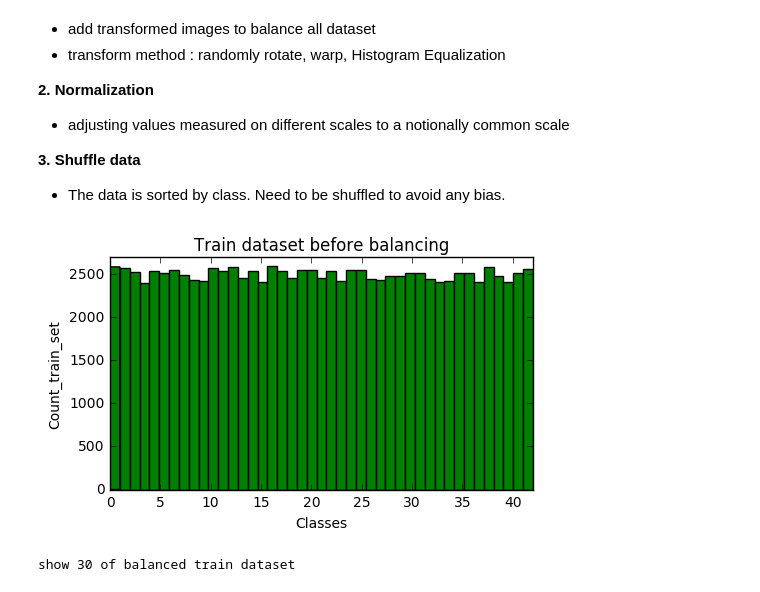
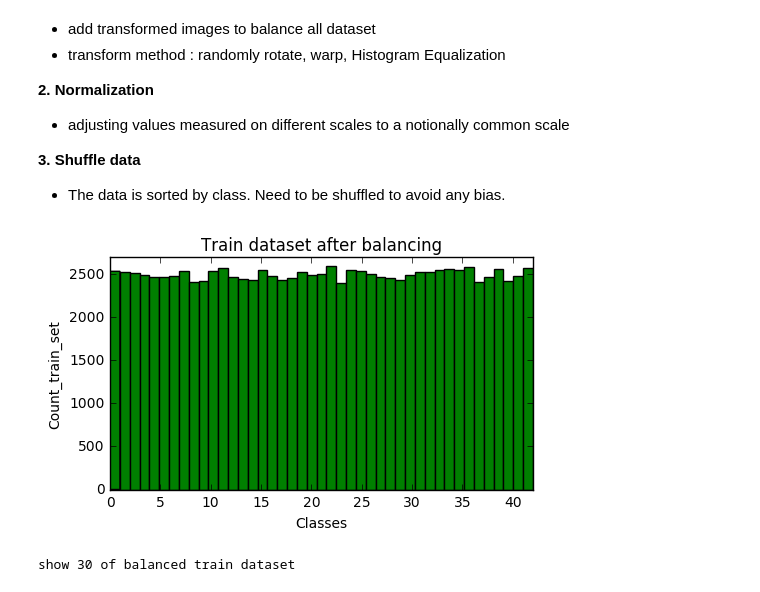
Before and after one commit to windowsub0406/SelfDrivingCarND, a Jupyter notebook: SDC_project_2/Traffic_Sign_Classifier.ipynb, the cells around one changed output. Cells and saved outputs as stored; diff of their text form; code cells hidden in the pictures.

```diff
--- a/SDC_project_2/Traffic_Sign_Classifier.ipynb
+++ b/SDC_project_2/Traffic_Sign_Classifier.ipynb
@@ -159,35 +159,35 @@ def transform_image(image,rot_angle, trans_range, kernel_size):
     #result = cv2.warpAffine(result, tr_mat, (cols,rows))
 
     return result
 
 class_bincount = np.bincount(y_train)
 
 for i in range(n_classes):
     new_features, new_labels = [], []
     features = X_train[np.where(y_train == i)]
     add_count = 2500 - class_bincount[i] + np.random.randint(-100, 100) # the number of adding images
     for j in range(add_count):
         rand_img = np.random.randint(class_bincount[i])
         new_features.append(transform_image(features[rand_img],3,1,3))
         new_labels.append(i)
 
     X_train = np.append(X_train, new_features, axis=0)
     y_train = np.append(y_train, new_labels, axis=0)
 
 del new_features, new_labels
 
 # Each classes' train dataset size after balancing
 fig = plt.figure(figsize=(12,3))
 plt.subplot(1,2,1)
 plt.axis([0, 42, 0, 2700])
 plt.hist(y_train, n_classes,color='green')
-plt.title('Train dataset before balancing')
+plt.title('Train dataset after balancing')
 plt.xlabel('Classes')
 plt.ylabel('Count_train_set')
 
 plt.show()
 # %% [output]
-[figure, old version]
+[figure, new version]
 # %%
 # show 30 of balanced train dataset
 print('show 30 of balanced train dataset')
```
Also changed, not shown: parts of 1 cell of this notebook.
